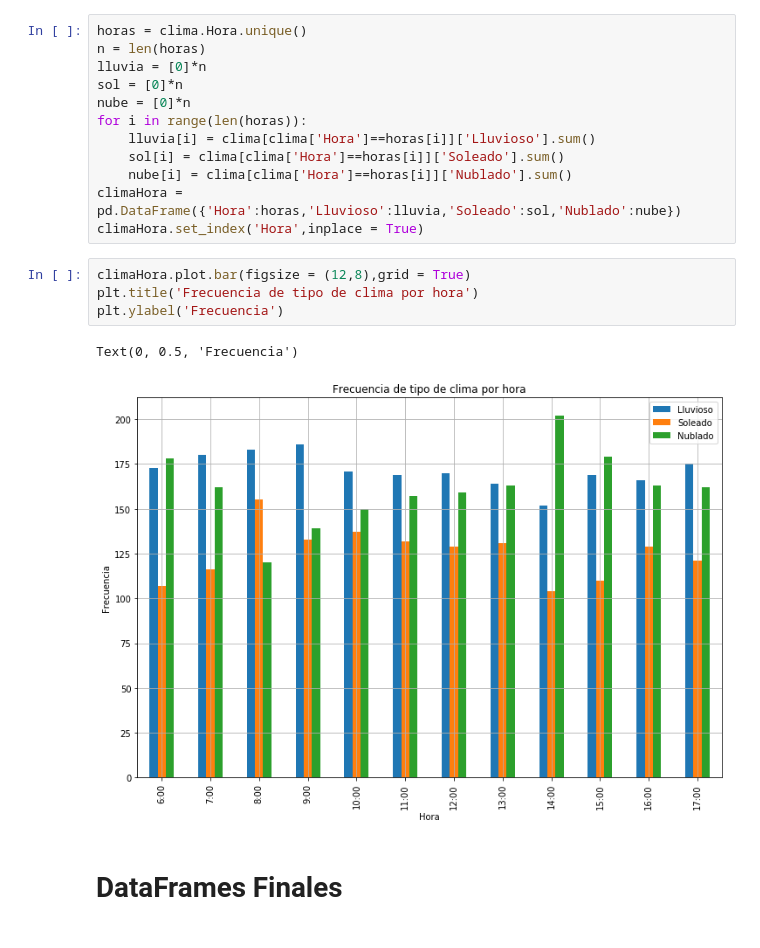
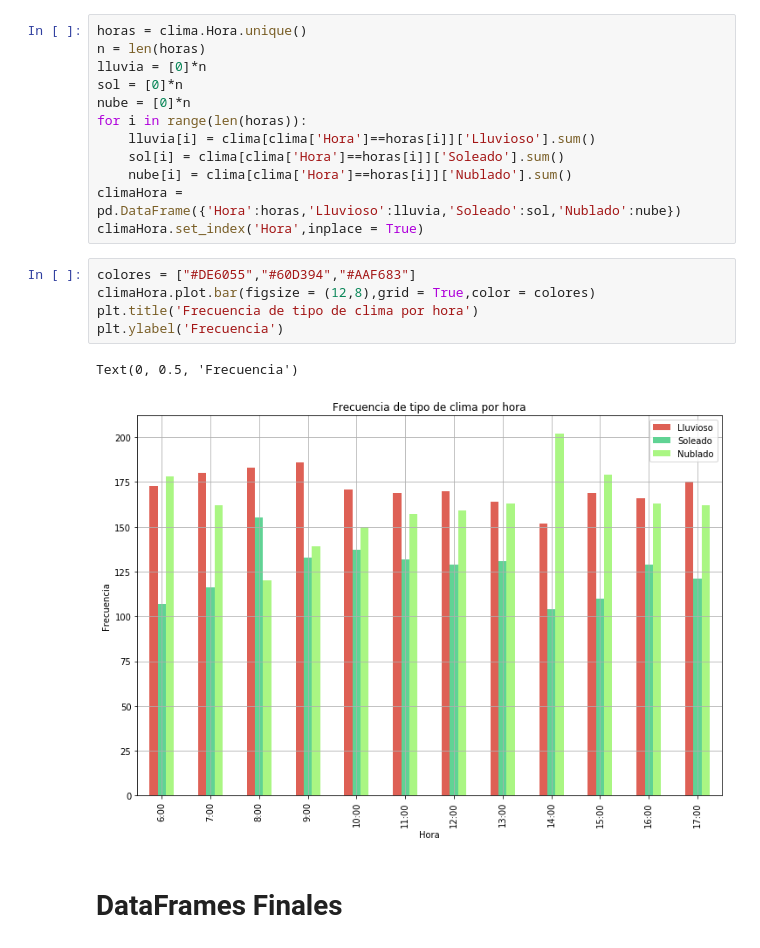
Before and after one commit to only-Robin/Proyecto-Electronica, a Jupyter notebook: DATOS SOLAR/Pre procesados/Clasificación de datos.ipynb, the cells around one changed output. Drawn from its saved outputs; the diff is of its cells as text.

```diff
--- a/DATOS SOLAR/Pre procesados/Clasificación de datos.ipynb
+++ b/DATOS SOLAR/Pre procesados/Clasificación de datos.ipynb
@@ -298,11 +298,12 @@ for i in range(len(horas)):
 climaHora = pd.DataFrame({'Hora':horas,'Lluvioso':lluvia,'Soleado':sol,'Nublado':nube})
 climaHora.set_index('Hora',inplace = True)
 # %%
-climaHora.plot.bar(figsize = (12,8),grid = True)
+colores = ["#DE6055","#60D394","#AAF683"]
+climaHora.plot.bar(figsize = (12,8),grid = True,color = colores)
 plt.title('Frecuencia de tipo de clima por hora')
 plt.ylabel('Frecuencia')
 # %% [output]
 Text(0, 0.5, 'Frecuencia')
-[figure, old version]
+[figure, new version]
 # %% [markdown]
 # DataFrames Finales
```
Also changed, not shown: parts of 10 cells of this notebook, 1 other file.
